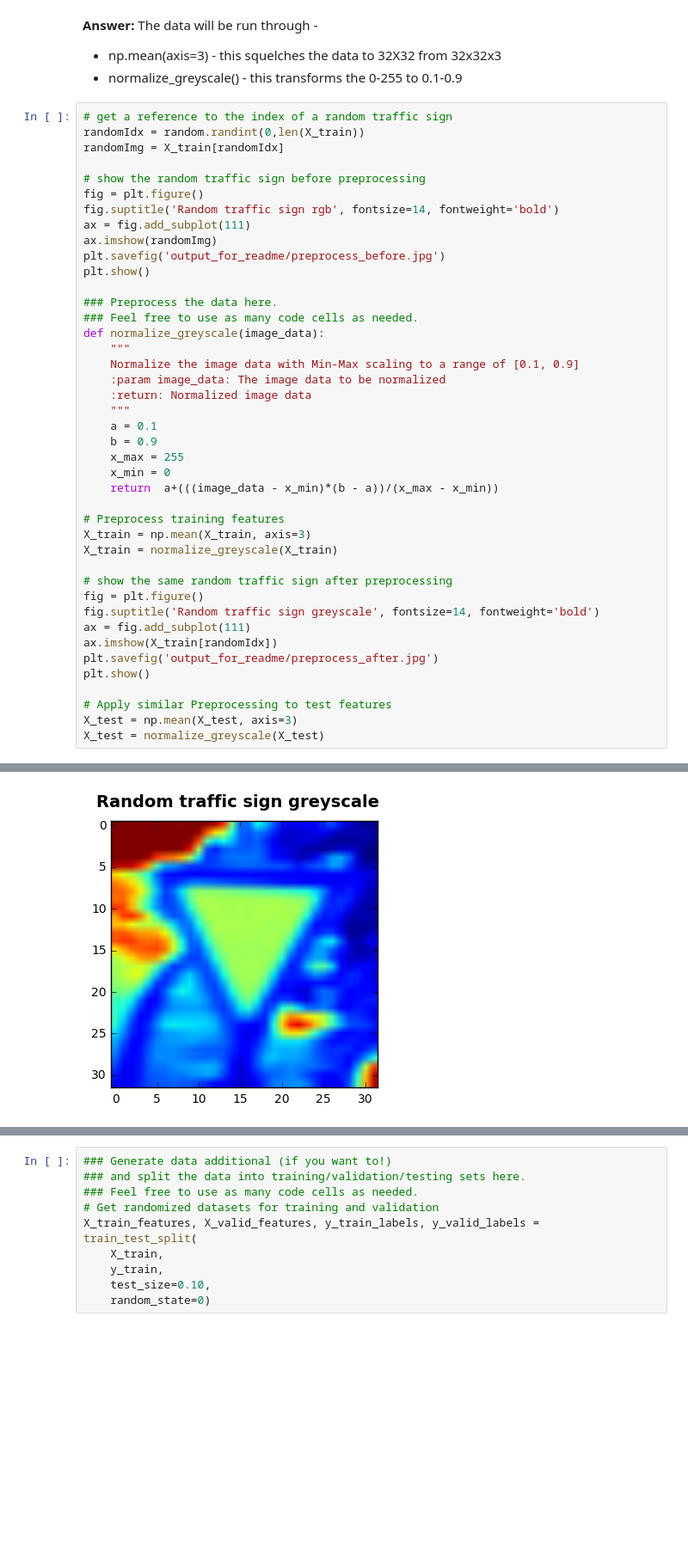
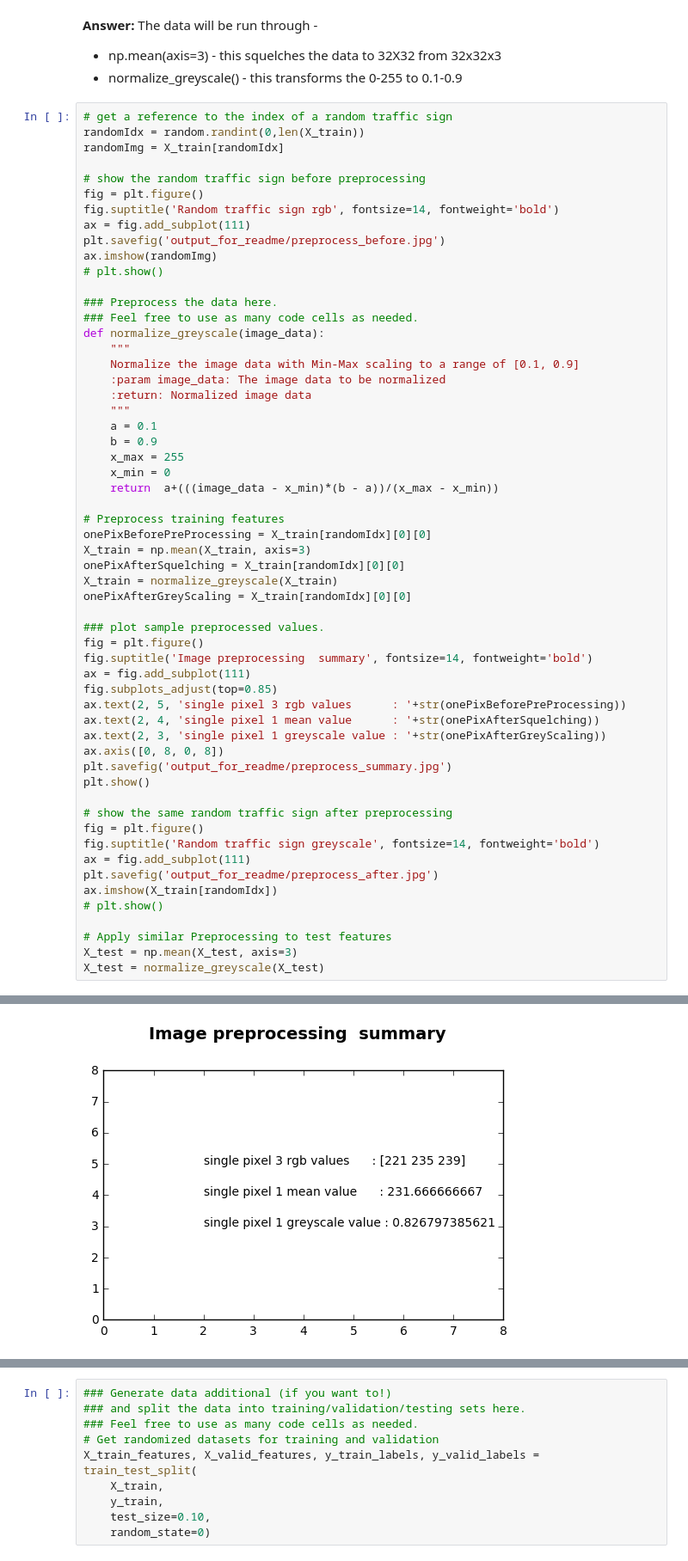
Before and after one commit to bganguly/CarND-Traffic-Signs-P2, a Jupyter notebook: Traffic_Signs_Recognition.ipynb, the cells around one changed output, grey strips where cells are left out. Shown at 86% size. Drawn from its saved outputs; the diff is of its cells as text; blank space fills up the shorter version.

```diff
--- a/Traffic_Signs_Recognition.ipynb
+++ b/Traffic_Signs_Recognition.ipynb
@@ -177,9 +177,9 @@ randomImg = X_train[randomIdx]
 fig = plt.figure()
 fig.suptitle('Random traffic sign rgb', fontsize=14, fontweight='bold')
 ax = fig.add_subplot(111)
+plt.savefig('output_for_readme/preprocess_before.jpg')
 ax.imshow(randomImg)
-plt.savefig('output_for_readme/preprocess_before.jpg')
-plt.show()
+# plt.show()
 
 ### Preprocess the data here.
 ### Feel free to use as many code cells as needed.
@@ -196,16 +196,31 @@ def normalize_greyscale(image_data):
     return  a+(((image_data - x_min)*(b - a))/(x_max - x_min))
 
 # Preprocess training features
+onePixBeforePreProcessing = X_train[randomIdx][0][0]
 X_train = np.mean(X_train, axis=3)
+onePixAfterSquelching = X_train[randomIdx][0][0]
 X_train = normalize_greyscale(X_train)
+onePixAfterGreyScaling = X_train[randomIdx][0][0]
+
+### plot sample preprocessed values.
+fig = plt.figure()
+fig.suptitle('Image preprocessing  summary', fontsize=14, fontweight='bold')
+ax = fig.add_subplot(111)
+fig.subplots_adjust(top=0.85)
+ax.text(2, 5, 'single pixel 3 rgb values      : '+str(onePixBeforePreProcessing))
+ax.text(2, 4, 'single pixel 1 mean value      : '+str(onePixAfterSquelching))
+ax.text(2, 3, 'single pixel 1 greyscale value : '+str(onePixAfterGreyScaling))
+ax.axis([0, 8, 0, 8])
+plt.savefig('output_for_readme/preprocess_summary.jpg')
+plt.show()
 
 # show the same random traffic sign after preprocessing
 fig = plt.figure()
 fig.suptitle('Random traffic sign greyscale', fontsize=14, fontweight='bold')
 ax = fig.add_subplot(111)
+plt.savefig('output_for_readme/preprocess_after.jpg')
 ax.imshow(X_train[randomIdx])
-plt.savefig('output_for_readme/preprocess_after.jpg')
-plt.show()
+# plt.show()
 
 # Apply similar Preprocessing to test features
 X_test = np.mean(X_test, axis=3)
@@ -215 +230 @@ X_test = normalize_greyscale(X_test)
-[figure, old version]
+[figure, new version]
```
Also changed, not shown: parts of 7 cells of this notebook, 3 other files.
